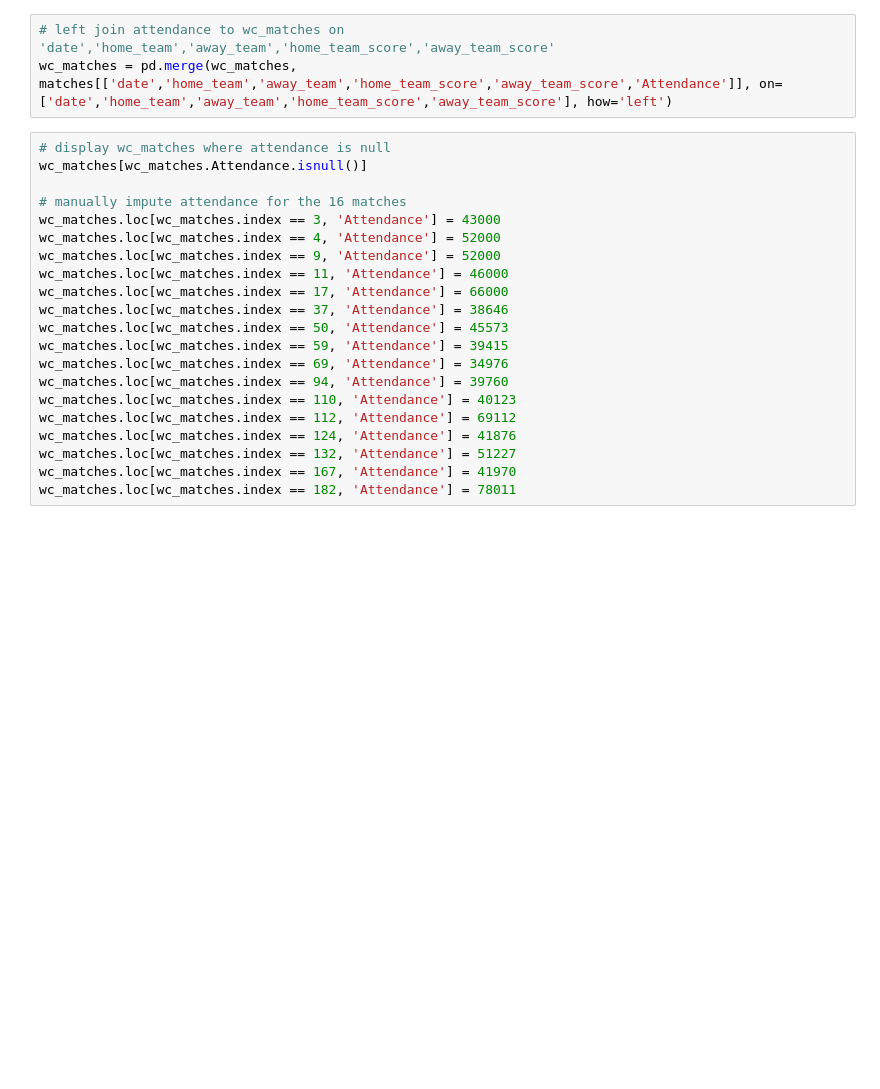
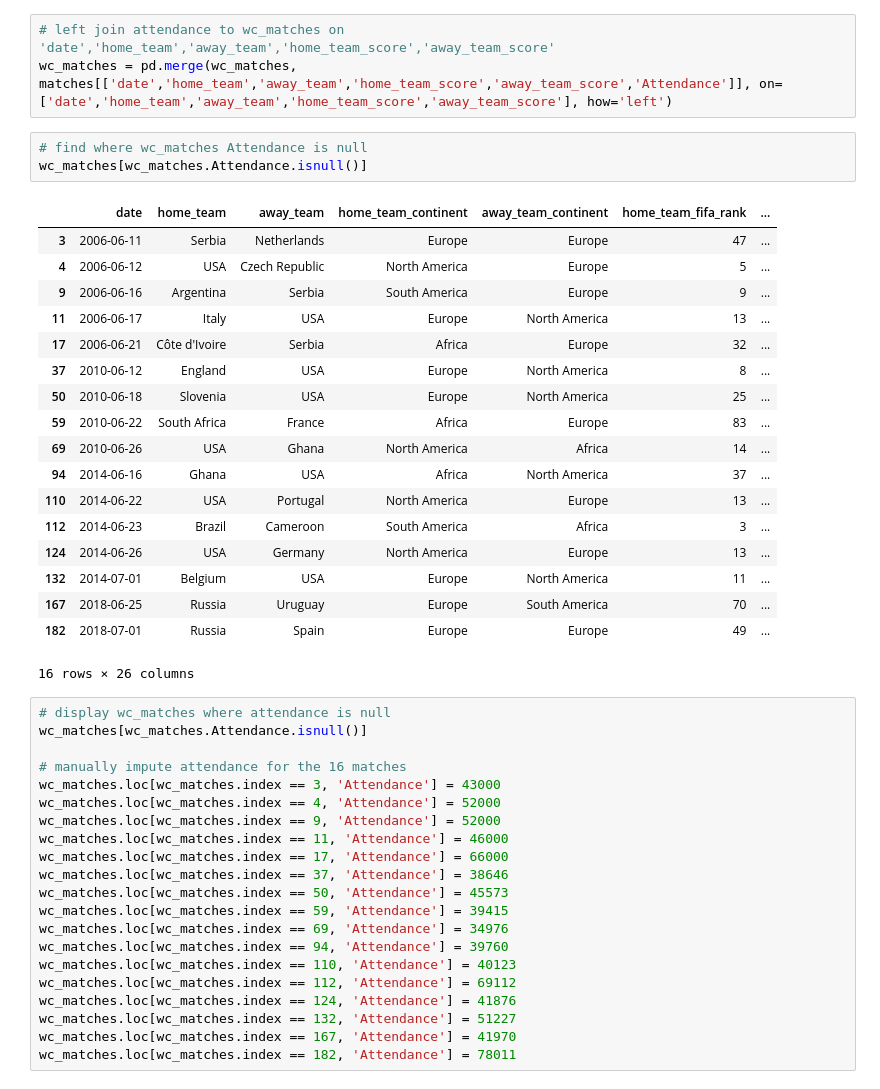
Before and after one commit to shannan-liu1/15095-project, a Jupyter notebook: notebooks/01-data-cleaning-yen.ipynb, the cells around one changed output. Cells and saved outputs as stored; diff of their text form; blank space fills up the shorter version.

```diff
--- a/notebooks/01-data-cleaning-yen.ipynb
+++ b/notebooks/01-data-cleaning-yen.ipynb
@@ -208,6 +285,28 @@ wc_matches = wc_cleaned[wc_cleaned.tournament == 'FIFA World Cup']
 # %%
 # left join attendance to wc_matches on 'date','home_team','away_team','home_team_score','away_team_score'
 wc_matches = pd.merge(wc_matches, matches[['date','home_team','away_team','home_team_score','away_team_score','Attendance']], on=['date','home_team','away_team','home_team_score','away_team_score'], how='left')
+# %%
+# find where wc_matches Attendance is null
+wc_matches[wc_matches.Attendance.isnull()]
+# %% [output]
+|  | date | home_team | away_team | home_team_continent | away_team_continent | home_team_fifa_rank | ... |
+| 3 | 2006-06-11 | Serbia | Netherlands | Europe | Europe | 47 | ... |
+| 4 | 2006-06-12 | USA | Czech Republic | North America | Europe | 5 | ... |
+| 9 | 2006-06-16 | Argentina | Serbia | South America | Europe | 9 | ... |
+| 11 | 2006-06-17 | Italy | USA | Europe | North America | 13 | ... |
+| 17 | 2006-06-21 | Côte d'Ivoire | Serbia | Africa | Europe | 32 | ... |
+| 37 | 2010-06-12 | England | USA | Europe | North America | 8 | ... |
+| 50 | 2010-06-18 | Slovenia | USA | Europe | North America | 25 | ... |
+| 59 | 2010-06-22 | South Africa | France | Africa | Europe | 83 | ... |
+| 69 | 2010-06-26 | USA | Ghana | North America | Africa | 14 | ... |
+| 94 | 2014-06-16 | Ghana | USA | Africa | North America | 37 | ... |
+| 110 | 2014-06-22 | USA | Portugal | North America | Europe | 13 | ... |
+| 112 | 2014-06-23 | Brazil | Cameroon | South America | Africa | 3 | ... |
+| 124 | 2014-06-26 | USA | Germany | North America | Europe | 13 | ... |
+| 132 | 2014-07-01 | Belgium | USA | Europe | North America | 11 | ... |
+| 167 | 2018-06-25 | Russia | Uruguay | Europe | South America | 70 | ... |
+| 182 | 2018-07-01 | Russia | Spain | Europe | Europe | 49 | ... |
+16 rows × 26 columns
 # %%
 # display wc_matches where attendance is null
 wc_matches[wc_matches.Attendance.isnull()]
```
Also changed, not shown: parts of 12 cells of this notebook.
